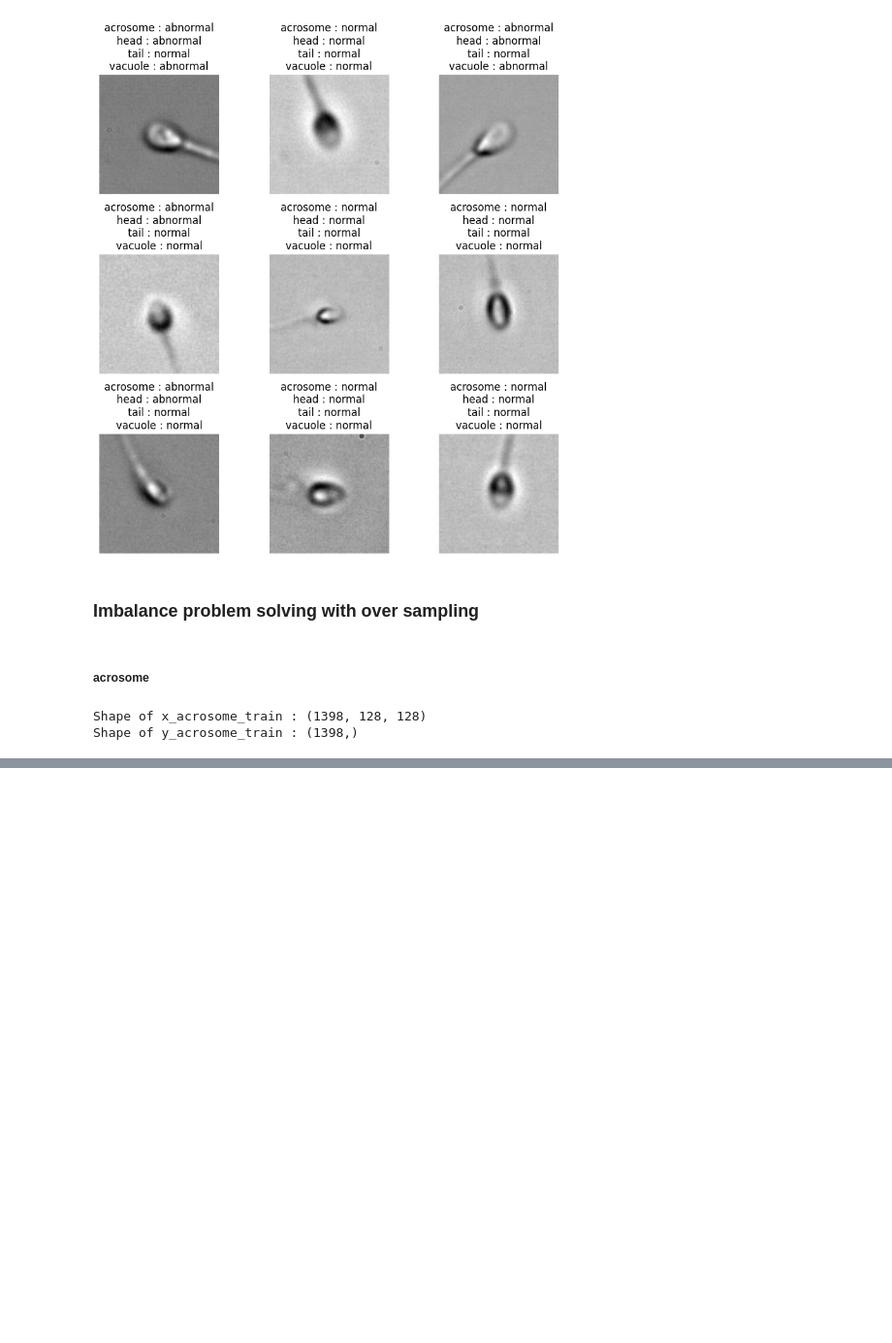
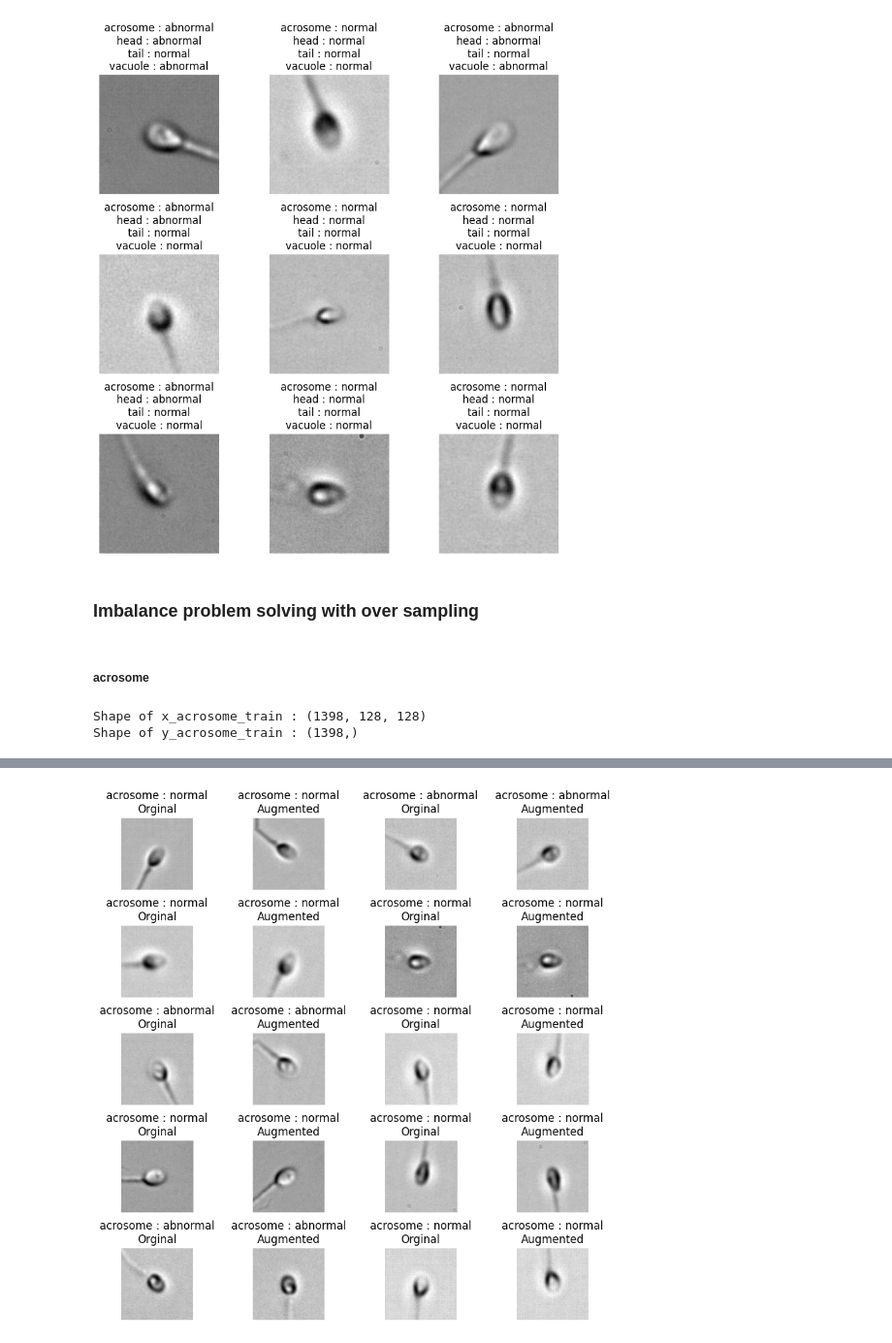
Before and after one commit to MahdiTiba/Infertility-Analysis, a Jupyter notebook: mhsma/main.ipynb, the cells around one changed output, grey strips where cells are left out. Shown at 97% size. Cells and saved outputs as stored; diff of their text form; code cells hidden in the pictures; blank space fills up the shorter version.

```diff
--- a/mhsma/main.ipynb
+++ b/mhsma/main.ipynb
@@ -104,0 +108,32 @@ plt.show()
+# %%
+x_acrosome_train_aug = []
+for i, img in enumerate(x_acrosome_train):
+    if i % 3 == 0 :
+        img = cv2.flip(img, 0)
+    if i % 4 == 0:
+        img = rotate(img, random.randint(20, 90), mode='reflect', reshape=False)
+    x_acrosome_train_aug.append(img)
+x_acrosome_train_aug = np.array(x_acrosome_train_aug)
+# %%
+plt.figure(figsize=(10, 10))
+state = ['normal', 'abnormal']
+for i in range(0, 20, 2):
+    img = x_acrosome_train[i*3]
+    acrosome = state[y_acrosome_train[i*3]]
+    ax = plt.subplot(5, 4, i+1)
+    plt.imshow(img, cmap='gray')
+    plt.title(f'acrosome : {acrosome}\nOrginal')
+    plt.axis('off')
+
+    img = x_acrosome_train_aug[i*3]
+    acrosome = state[y_acrosome_train[i*3]]
+    ax = plt.subplot(5, 4, i+2)
+    plt.imshow(img, cmap='gray')
+    plt.title(f'acrosome : {acrosome}\nAugmented')
+    plt.axis('off')
+
+    plt.subplots_adjust(hspace=0.5)
+
+plt.show()
+# %% [output]
+[figure, added]
```
Also changed, not shown: parts of 3 cells of this notebook.
